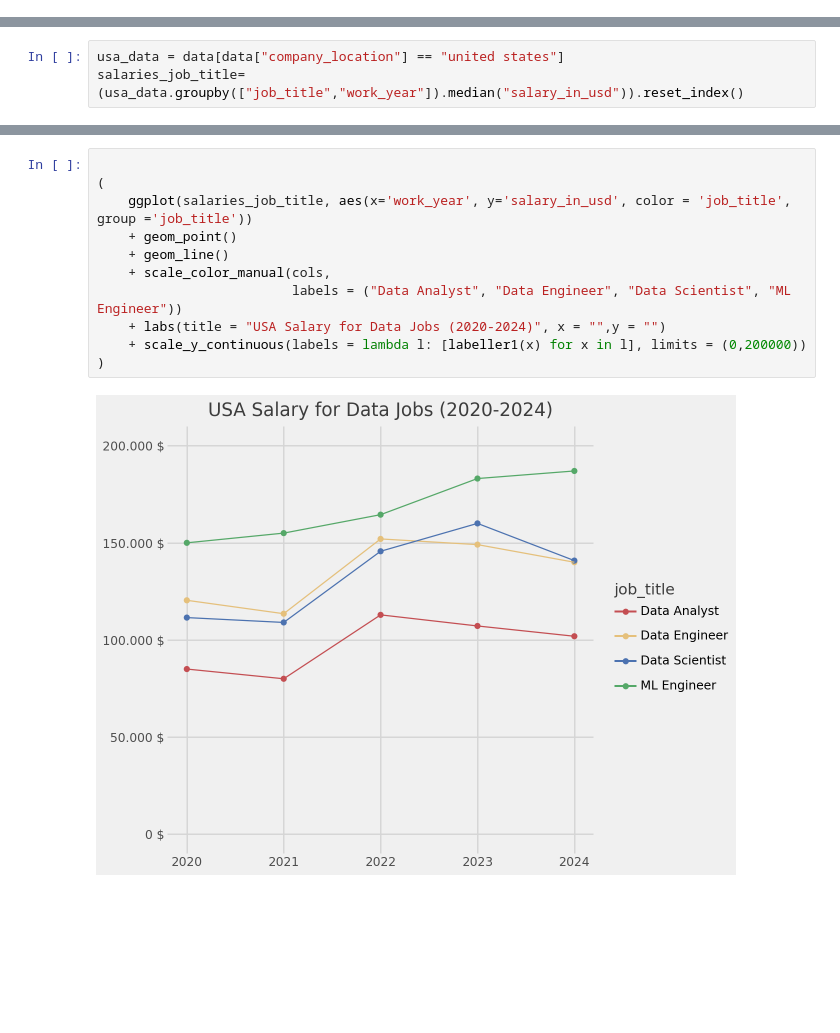
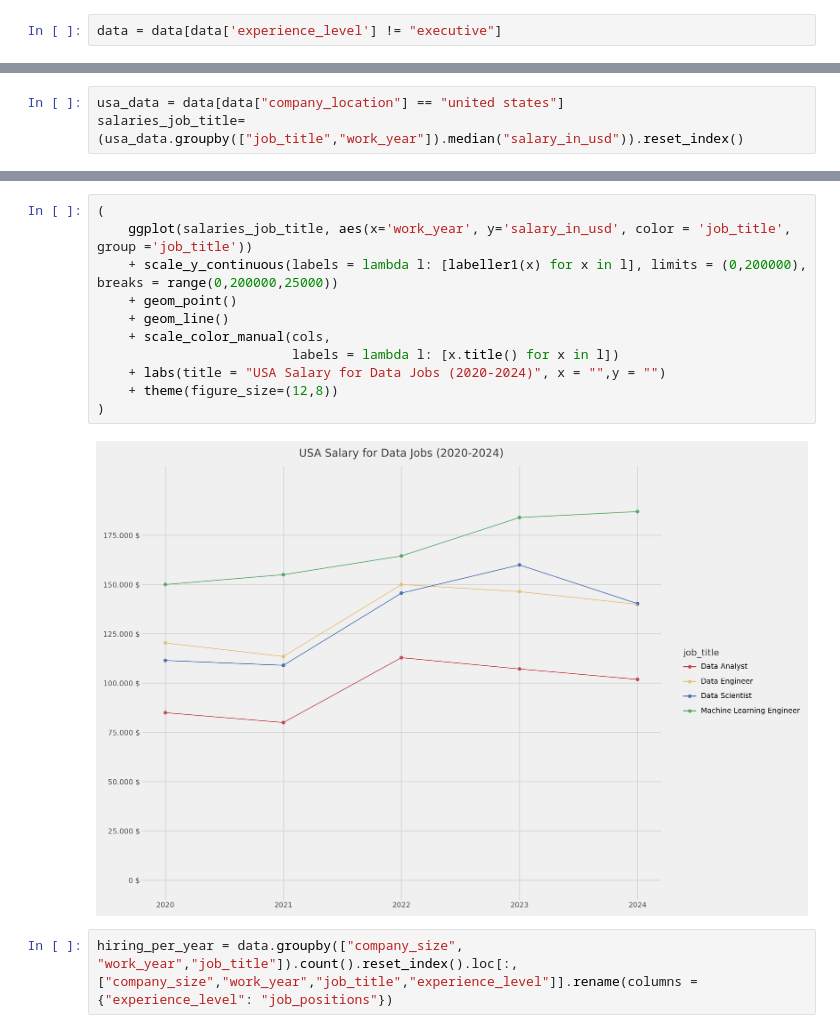
Before and after one commit to MarcoGennaro01/Data_Science_Jobs_-2020-2024-Data_Visualization, a Jupyter notebook: main.ipynb, the cells around one changed output, grey strips where cells are left out. Saved outputs shown, nothing was run; the diff lists cells and outputs as text; blank space fills up the shorter version.

```diff
--- a/main.ipynb
+++ b/main.ipynb
@@ -188,6 +188,8 @@ data = data[data['company_location'].isin(valid_countries)]
 sum(data['company_location'].value_counts())
 # %% [output]
 np.int64(3951)
+# %%
+data = data[data['experience_level'] != "executive"]
 # %% [markdown]
 ## Data Visualization
 # %% [markdown]
@@ -412,14 +414,16 @@ salaries_job_title
 | 19 | machine learning engineer | 2024 | 187000.0 | 187000.0 |
 # %%
-
 (
     ggplot(salaries_job_title, aes(x='work_year', y='salary_in_usd', color = 'job_title', group ='job_title'))
+    + scale_y_continuous(labels = lambda l: [labeller1(x) for x in l], limits = (0,200000), breaks = range(0,200000,25000))
     + geom_point()
     + geom_line()
     + scale_color_manual(cols,
-                         labels = ("Data Analyst", "Data Engineer", "Data Scientist", "ML Engineer"))
+                         labels = lambda l: [x.title() for x in l])
     + labs(title = "USA Salary for Data Jobs (2020-2024)", x = "",y = "")
-    + scale_y_continuous(labels = lambda l: [labeller1(x) for x in l], limits = (0,200000))
+    + theme(figure_size=(12,8))
 )
 # %% [output]
-[figure, old version]
+[figure, new version]
+# %%
+hiring_per_year = data.groupby(["company_size", "work_year","job_title"]).count().reset_index().loc[:,["company_size","work_year","job_title","experience_level"]].rename(columns = {"experience_level": "job_positions"})
```
Also changed, not shown: parts of 8 cells of this notebook.
